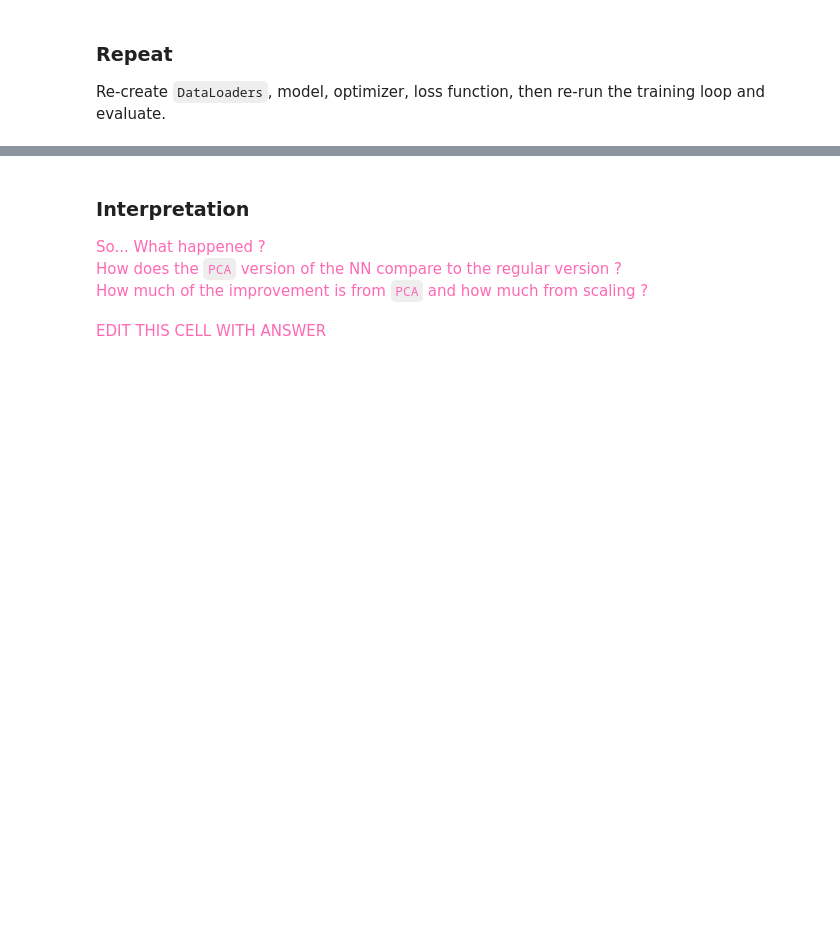
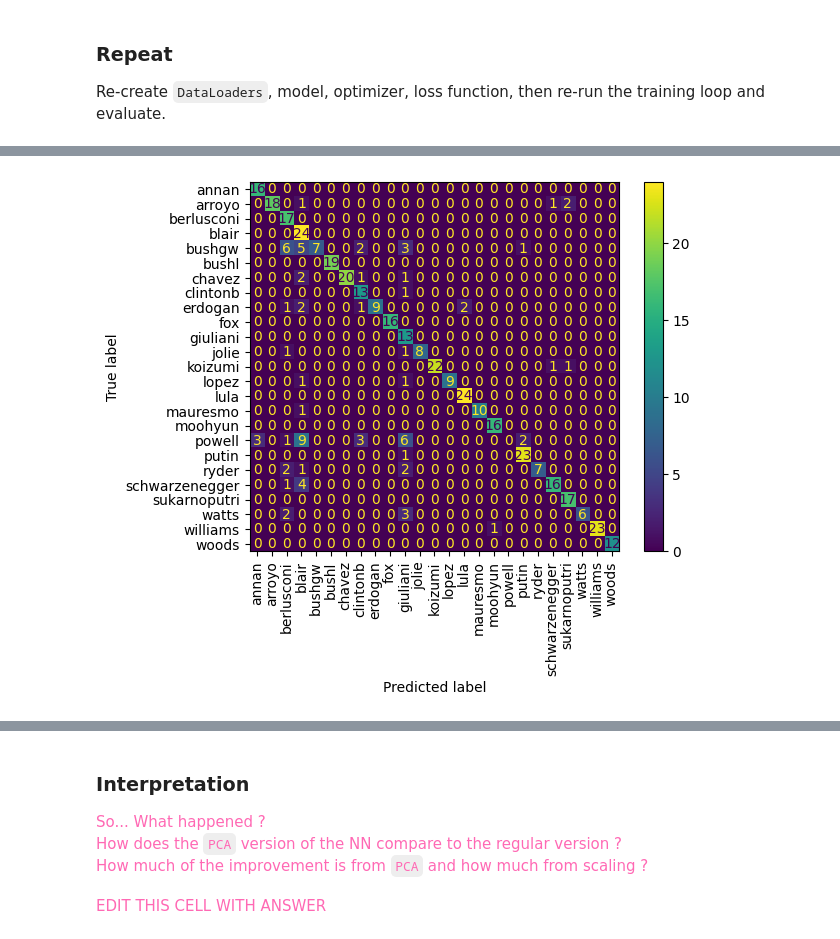
Before and after one commit to 9103hf24na/HW12, a Jupyter notebook: HW12.ipynb, the cells around one changed output, grey strips where cells are left out. Drawn from its saved outputs; the diff is of its cells as text; code cells hidden in the pictures; blank space fills up the shorter version.

```diff
--- a/HW12.ipynb
+++ b/HW12.ipynb
@@ -211,0 +237,90 @@ Re-create `DataLoaders`, model, optimizer, loss function, then re-run the traini
+# %%
+
+## FOR NAHLA- https://pytorch.org/tutorials/beginner/introyt/tensors_deeper_tutorial.html
+x_train = torch.tensor(x_train, dtype=torch.float32) ## kept getting this error tensor(): argument 'dtype' must be torch.dtype, not module, chatgpt said to add .float32
+x_test = torch.tensor(x_test, dtype=torch.float32)
+y_train = torch.tensor(y_train, dtype=torch.long)
+y_test = torch.tensor(y_test, dtype=torch.long)
+
+## copied from class wk12
+class FaceDataset(Dataset):
+  def __init__(self, imgs, labels):
+    self.imgs = imgs
+    self.labels = labels
+
+  def __len__(self):
+    return len(self.labels)
+
+  def __getitem__(self, idx):
+    return [self.imgs[idx], self.labels[idx]]
+
+
+# TODO: DataLoaders
+train_dataloader = DataLoader(FaceDataset(x_train, y_train), batch_size=128, shuffle=True)
+test_dataloader = DataLoader(FaceDataset(x_test, y_test), batch_size=512)
+
+
+for imgs, labels in test_dataloader:
+    print(imgs.shape, labels.shape)
+
+# TODO: Model, Optimizer, and Loss Function
+
+# Initialize the model with input size and output classes
+model = nn.Linear(x_train.shape[1], len(torch.unique(y_train)))  # Use torch.unique to get the number of classes
+
+# Define the learning rate and optimizer
+learning_rate = 1e-6
+optim = torch.optim.SGD(model.parameters(), lr=learning_rate, momentum=0.9)
+
+# Define the loss function (CrossEntropyLoss for classification)
+loss_fn = nn.CrossEntropyLoss()
+
+# Test the shapes of inputs and outputs from the model
+img, label = next(iter(train_dataloader))
+out = model(img)
+
+print("Input shape:", img.shape)
+print("Output shape:", out.shape)
+
+# TODO: Training loop
+for e in range(32):
+  for imgs, labels in train_dataloader:
+    optim.zero_grad()
+    labels_pred = model(imgs)
+    loss = loss_fn(labels_pred, labels)
+    loss.backward()
+    optim.step()
+
+  if e % 4 == 3:
+    train_labels, train_predictions = get_labels(model, train_dataloader)
+    test_labels, test_predictions = get_labels(model, test_dataloader)
+    train_error = classification_error(train_labels, train_predictions)
+    test_error = classification_error(test_labels, test_predictions)
+    print(f"Epoch: {e} loss: {loss.item():.4f}, train error: {train_error:.4f}, test error: {test_error:.4f}")
+
+# TODO: Evaluation
+def get_labels(model, dataloader):
+  model.eval()
+  with torch.no_grad():
+    data_labels = []
+    pred_labels = []
+    for imgs, labels in dataloader:
+      labels_pred = model(imgs).argmax(dim=1)
+      data_labels += [l.item() for l in labels]
+      pred_labels += [l.item() for l in labels_pred]
+    return data_labels, pred_labels
+
+
+train_labels, train_predictions = get_labels(model, train_dataloader)
+test_labels, test_predictions = get_labels(model, test_dataloader)
+
+def classification_error(true_labels, pred_labels):
+    return np.mean(np.array(true_labels) != np.array(pred_labels))
+
+print("train error:", f"{classification_error(train_labels, train_predictions):.4f}")
+print("test error", f"{classification_error(test_labels, test_predictions):.4f}")
+
+
+display_confusion_matrix(train_labels, train_predictions, display_labels=LFWUtils.LABELS)
+display_confusion_matrix(test_labels, test_predictions, display_labels=LFWUtils.LABELS)
+# %% [output]
@@ -211,0 +340 @@ Re-create `DataLoaders`, model, optimizer, loss function, then re-run the traini
+[figure, added]
```
Also changed, not shown: parts of 7 cells of this notebook.
